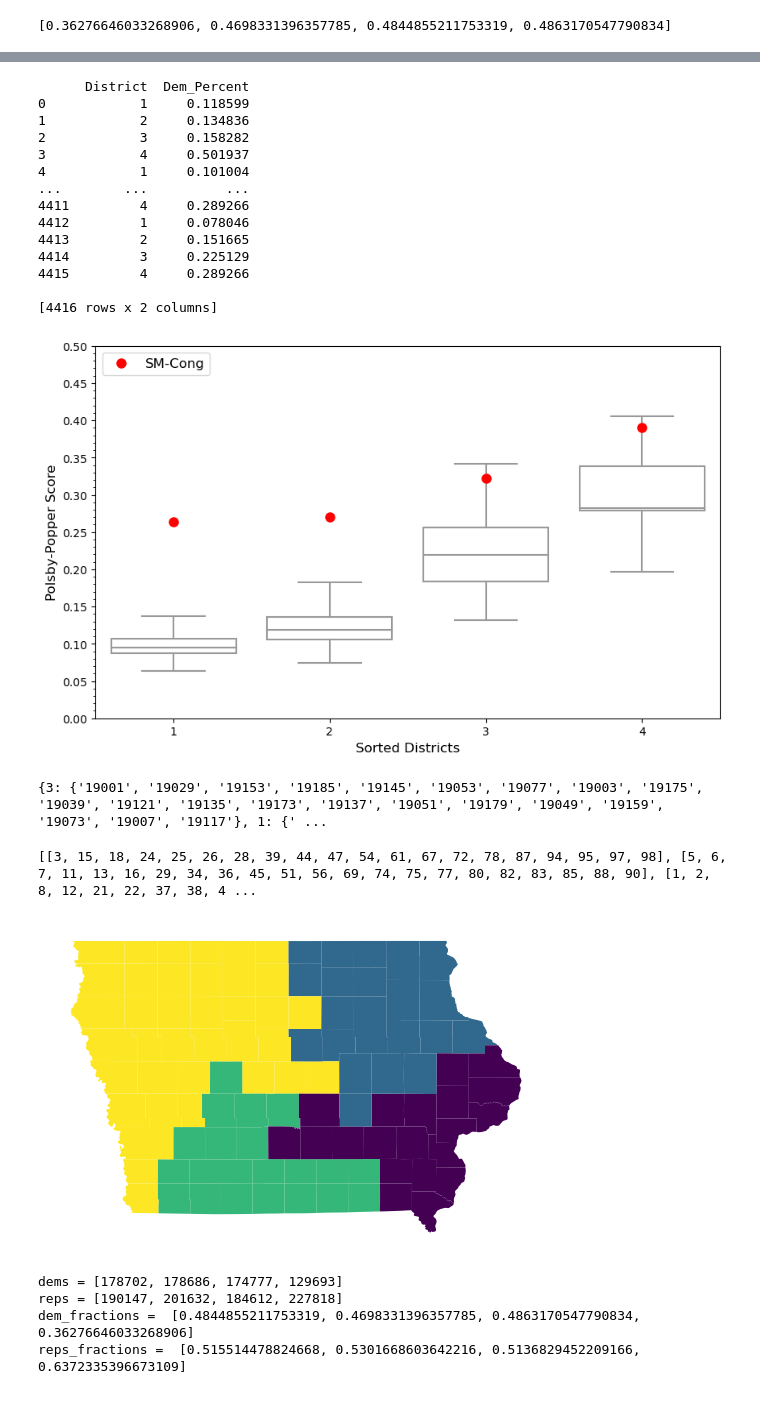
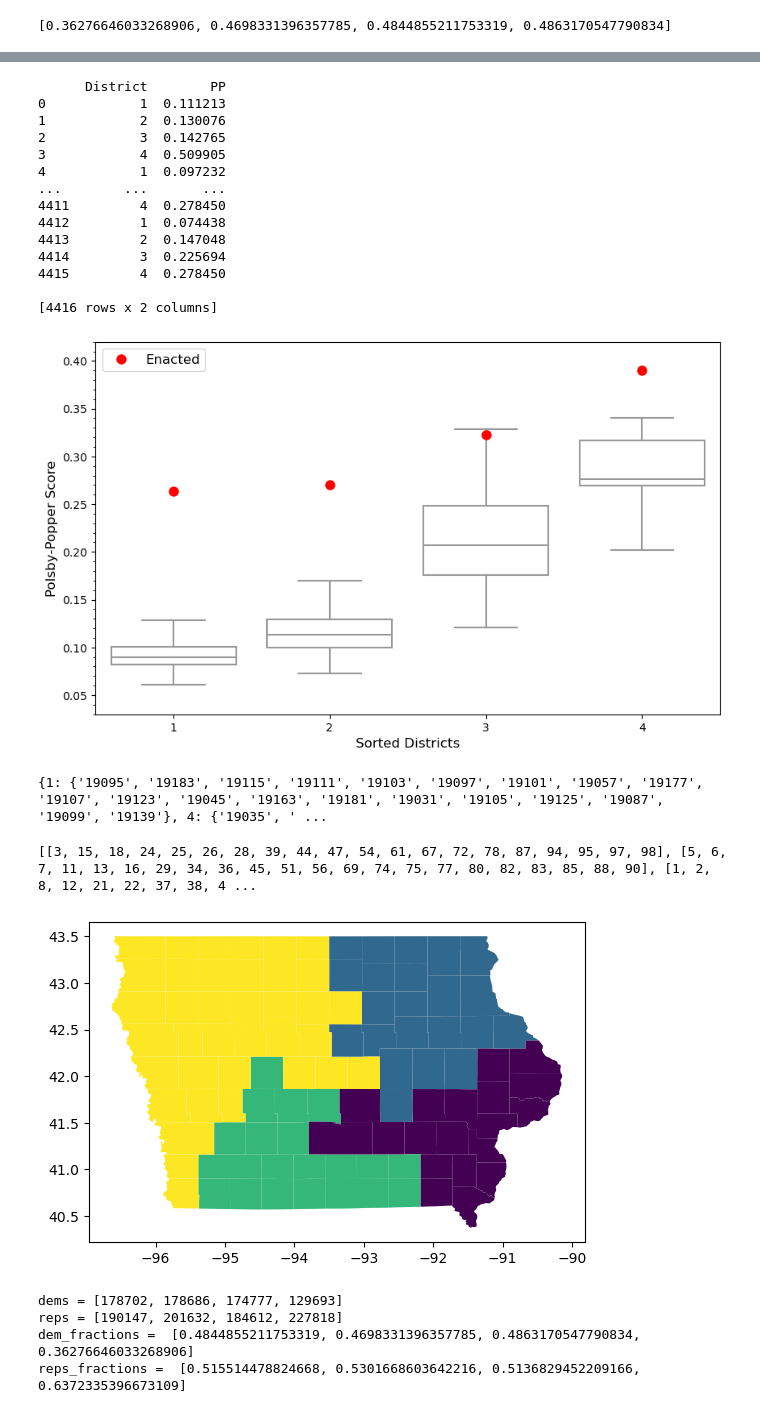
Before and after one commit to AustinLBuchanan/refuting_a_widespread_belief_about_county_splits, a Jupyter notebook: src/IA_plans_25_figures.ipynb, the cells around one changed output, grey strips where cells are left out. Cells and saved outputs as stored; diff of their text form; code cells hidden in the pictures.

```diff
--- a/src/IA_plans_25_figures.ipynb
+++ b/src/IA_plans_25_figures.ipynb
@@ -6,7 +5,7 @@ k = 4                  # the state has this number of districts
 deviation = 1          # use: L=ideal_population-deviation, U=ideal_population-deviation
 obj_type = 'cut_edges' # compactness objectives: cut_edges, perimeter, or polsby_popper
 # %%
-filepath = 'C:\\districting-data-2020-reprojection\\'
+filepath = '..\\dat\\'
 filename = state + '_county.json'
 
 from util import read_graph_from_json
@@ -228,26 +227,26 @@ from matplotlib.ticker import MultipleLocator, NullFormatter
 # Create a DataFrame
 df = pd.DataFrame({
     'District': np.tile(np.arange(1, k + 1), len(plans)),
-    'Dem_Percent': np.concatenate(pps)
+    'PP': np.concatenate(pps)
 })
 
 #print(df.head(40))
 print(df)
 
 # Specific plan data (e.g., "SM-Cong")
-sm_cong_df = pd.DataFrame({
+cong_df = pd.DataFrame({
     'District': np.arange(k),
-    'Dem_Percent': (pps_enacted)
+    'PP': (pps_enacted)
 })
 
 # Plotting
 plt.figure(figsize=(10, 6))
-sns.boxplot(x='District', y='Dem_Percent', data=df, color='white', fliersize=0, linewidth=1.5)
-plt.plot(sm_cong_df['District'], sm_cong_df['Dem_Percent'], 'o', color='red', label='SM-Cong', markersize=8)
+sns.boxplot(x='District', y='PP', data=df, color='white', fliersize=0, linewidth=1.5)
+plt.plot(cong_df['District'], cong_df['PP'], 'o', color='red', label='Enacted', markersize=8)
 #plt.axhline(0.5, color='green', label='50%', linewidth=2)
 
 # Set y-axis limits
-plt.ylim(0.0, 0.5)
+plt.ylim(0.03, 0.42)
 
 # Customize y-axis ticks
 plt.gca().yaxis.set_major_locator(MultipleLocator(0.05))  # Major ticks every 0.05
@@ -263,21 +262,21 @@ plt.legend(loc='upper left', fontsize=12)
 
 plt.show()
 # %% [output]
-      District  Dem_Percent
-0            1     0.118599
-1            2     0.134836
-2            3     0.158282
-3            4     0.501937
-4            1     0.101004
-...        ...          ...
-4411         4     0.289266
-4412         1     0.078046
-4413         2     0.151665
-4414         3     0.225129
-4415         4     0.289266
+      District        PP
+0            1  0.111213
+1            2  0.130076
+2            3  0.142765
+3            4  0.509905
+4            1  0.097232
+...        ...       ...
+4411         4  0.278450
+4412         1  0.074438
+4413         2  0.147048
+4414         3  0.225694
+4415         4  0.278450
 
 [4416 rows x 2 columns]
-[figure, old version]
+[figure, new version]
 # %%
 def assign_counties_to_districts(precinct_assignments, precinct_geoids):
     district_counties = {}
@@ -297,14 +296,14 @@ def assign_counties_to_districts(precinct_assignments, precinct_geoids):
     return  district_counties
 # %%
 import pandas as pd
-df = pd.read_csv('precinct-data.csv')
+df = pd.read_csv(filepath+'IA_enacted.csv')
 precinct_assignments = dict(zip(df['GEOID20'], df['District']))
 precinct_geoids = list(precinct_assignments.keys())
 
 district_counties = assign_counties_to_districts(precinct_assignments, precinct_geoids)
 print(district_counties)
 # %% [output]
-{3: {'19001', '19029', '19153', '19185', '19145', '19053', '19077', '19003', '19175', '19039', '19121', '19135', '19173', '19137', '19051', '19179', '19049', '19159', '19073', '19007', '19117'}, 1: {' ...
+{1: {'19095', '19183', '19115', '19111', '19103', '19097', '19101', '19057', '19177', '19107', '19123', '19045', '19163', '19181', '19031', '19105', '19125', '19087', '19099', '19139'}, 4: {'19035', ' ...
 # %%
 districts = [[] for _ in range(len(district_counties))]
 for district, counties in district_counties.items():
@@ -317,13 +316,13 @@ print(districts)
 # %% [output]
 [[3, 15, 18, 24, 25, 26, 28, 39, 44, 47, 54, 61, 67, 72, 78, 87, 94, 95, 97, 98], [5, 6, 7, 11, 13, 16, 29, 34, 36, 45, 51, 56, 69, 74, 75, 77, 80, 82, 83, 85, 88, 90], [1, 2, 8, 12, 21, 22, 37, 38, 4 ...
 # %%
-filepath2 = 'C:\\districting-data-2020\\'
+filepath2 = '..\\dat\\'
 filename2 = state + '_county.shp'
 from draw import draw_plan
 
 draw_plan( filepath2, filename2, G, districts )
 # %% [output]
-[figure, old version]
+[figure, new version]
 # %%
 dems = [ sum( G.nodes[i]['Dem'] for i in district ) for district in districts]
 reps = [ sum( G.nodes[i]['Rep'] for i in district ) for district in districts]
```
Also changed, not shown: parts of 4 cells of this notebook.
